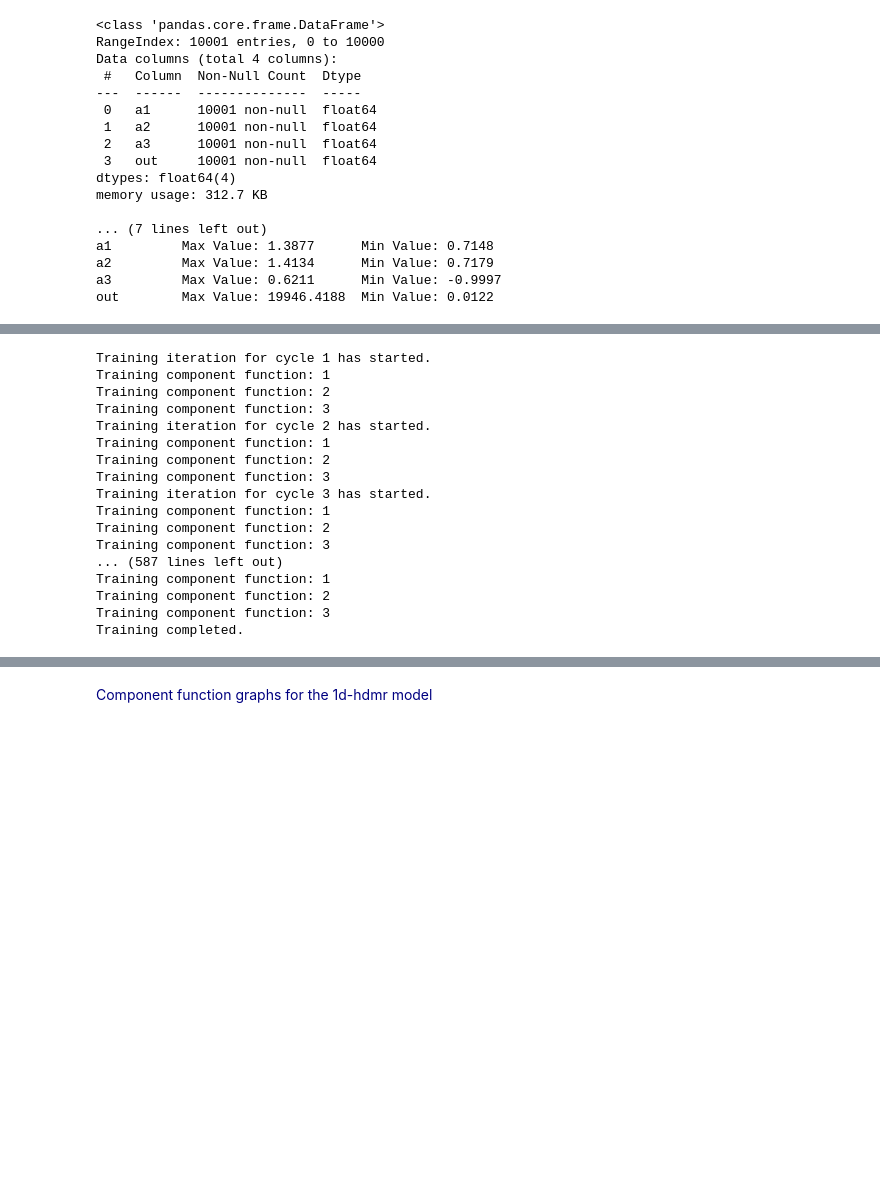
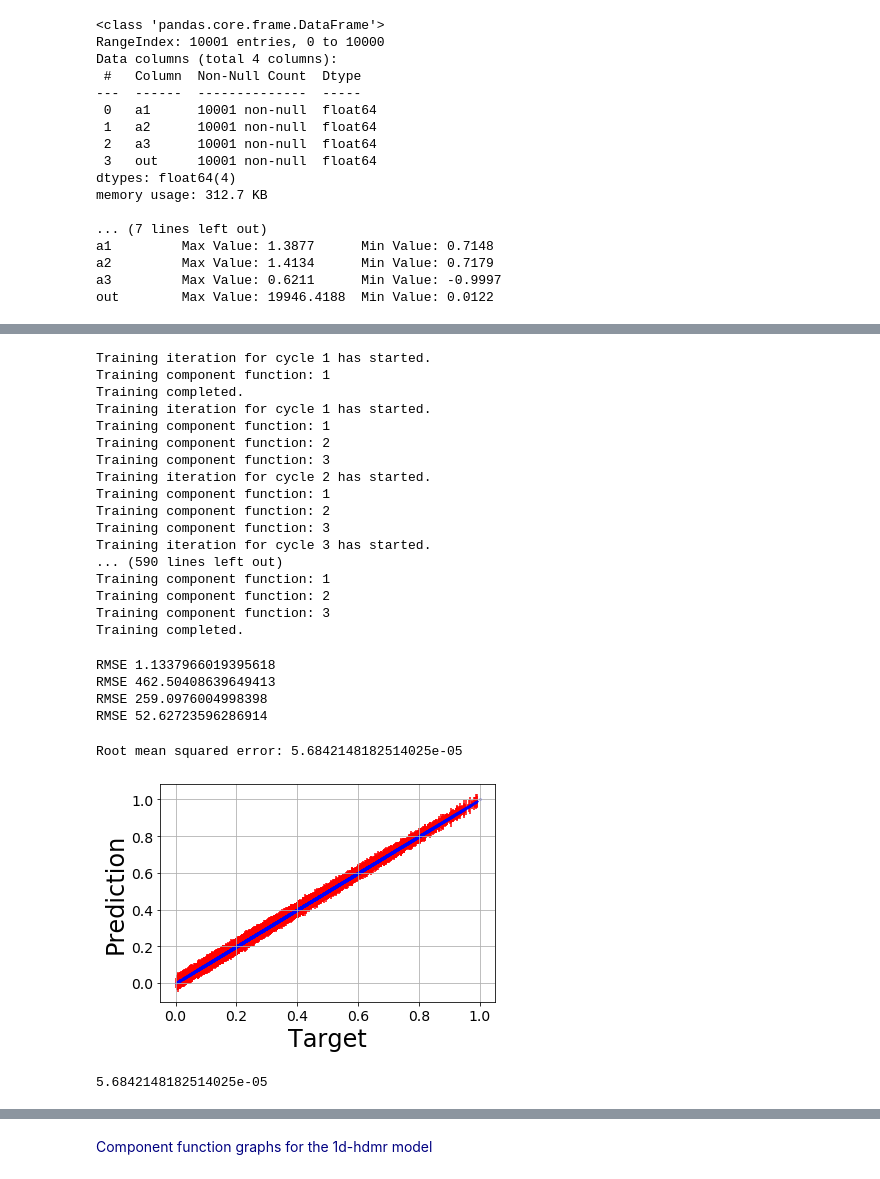
Before and after one commit to owen-ren0003/rshdmrgpr, a Jupyter notebook: examples.ipynb, the cells around one changed output, grey strips where cells are left out. Saved outputs shown, nothing was run; the diff lists cells and outputs as text; code cells hidden in the pictures; blank space fills up the shorter version.

```diff
--- a/examples.ipynb
+++ b/examples.ipynb
@@ -107,10 +167,14 @@ hdmr3 = RSHDMRGPR(len(matrices3), matrices3, kernels3)
 # %%
 # Trains the three models. The third model returns the rmse values on the training set across cycles. Number of cycles
 # is default to 50.
+hdmr_f.train(x_train, alphas=1e-11, cycles=1)
 hdmr1.train(x_train, alphas=1e-11)
 hdmr2.train(x_train, alphas=1e-11)
 _, df_rmse3 = hdmr3.train(x_train, alphas=1e-11, scale_down=(0.1, 2), report_rmse=True)
 # %% [output]
+Training iteration for cycle 1 has started.
+Training component function: 1
+Training completed.
 Training iteration for cycle 1 has started.
 Training component function: 1
 Training component function: 2
@@ -120,15 +184,34 @@ Training component function: 1
 Training component function: 2
 Training component function: 3
 Training iteration for cycle 3 has started.
-Training component function: 1
-Training component function: 2
-Training component function: 3
-... (587 lines left out)
+... (590 lines left out)
 Training component function: 1
 Training component function: 2
 Training component function: 3
 Training completed.
+# %%
+y_predf, y_errf = hdmr_f.predict(data_scaled.iloc[:, :3], return_std=True)
+y_pred1, y_err1 = hdmr1.predict(data_scaled.iloc[:, :3], return_std=True)
+y_pred2, y_err2 = hdmr2.predict(data_scaled.iloc[:, :3], return_std=True)
+y_pred3, y_err3 = hdmr3.predict(data_scaled.iloc[:, :3], return_std=True)
+# %%
+print(f'RMSE {scale * math.sqrt(mean_squared_error(data_scaled["out"], y_predf))}')
+print(f'RMSE {scale * math.sqrt(mean_squared_error(data_scaled["out"], y_pred1))}')
+print(f'RMSE {scale * math.sqrt(mean_squared_error(data_scaled["out"], y_pred2))}')
+print(f'RMSE {scale * math.sqrt(mean_squared_error(data_scaled["out"], y_pred3))}')
+# %% [output]
+RMSE 1.1337966019395618
+RMSE 462.50408639649413
+RMSE 259.0976004998398
+RMSE 52.62723596286914
 # %%
 models1 = hdmr1.get_models()
 models2 = hdmr2.get_models()
 models3 = hdmr3.get_models()
+# %%
+# Correlation plot for full-d-hdmr model.
+correlation_plot(data_scaled.iloc[:, 3], y_predf, y_errf)
+# %% [output]
+Root mean squared error: 5.6842148182514025e-05
+[figure, added]
+5.6842148182514025e-05
```
Also changed, not shown: parts of 70 cells of this notebook, 5 other files.
